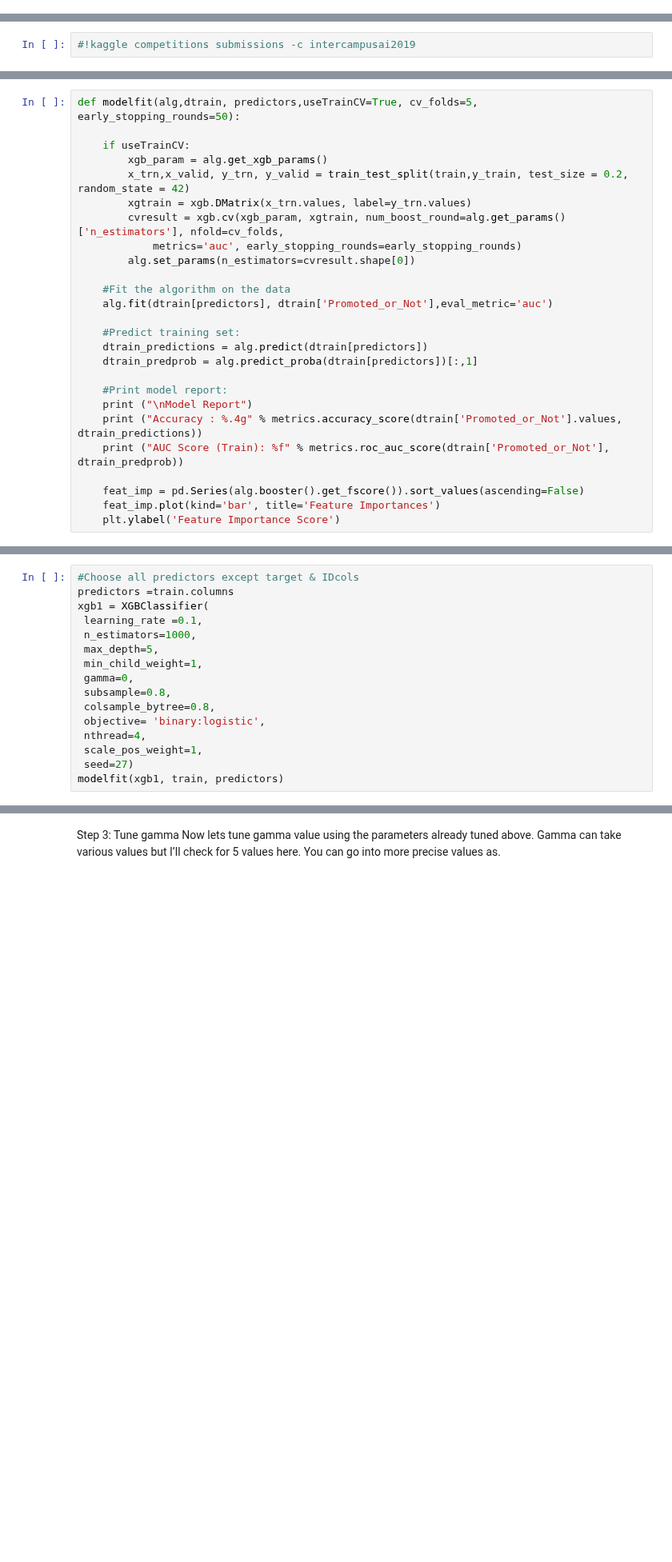
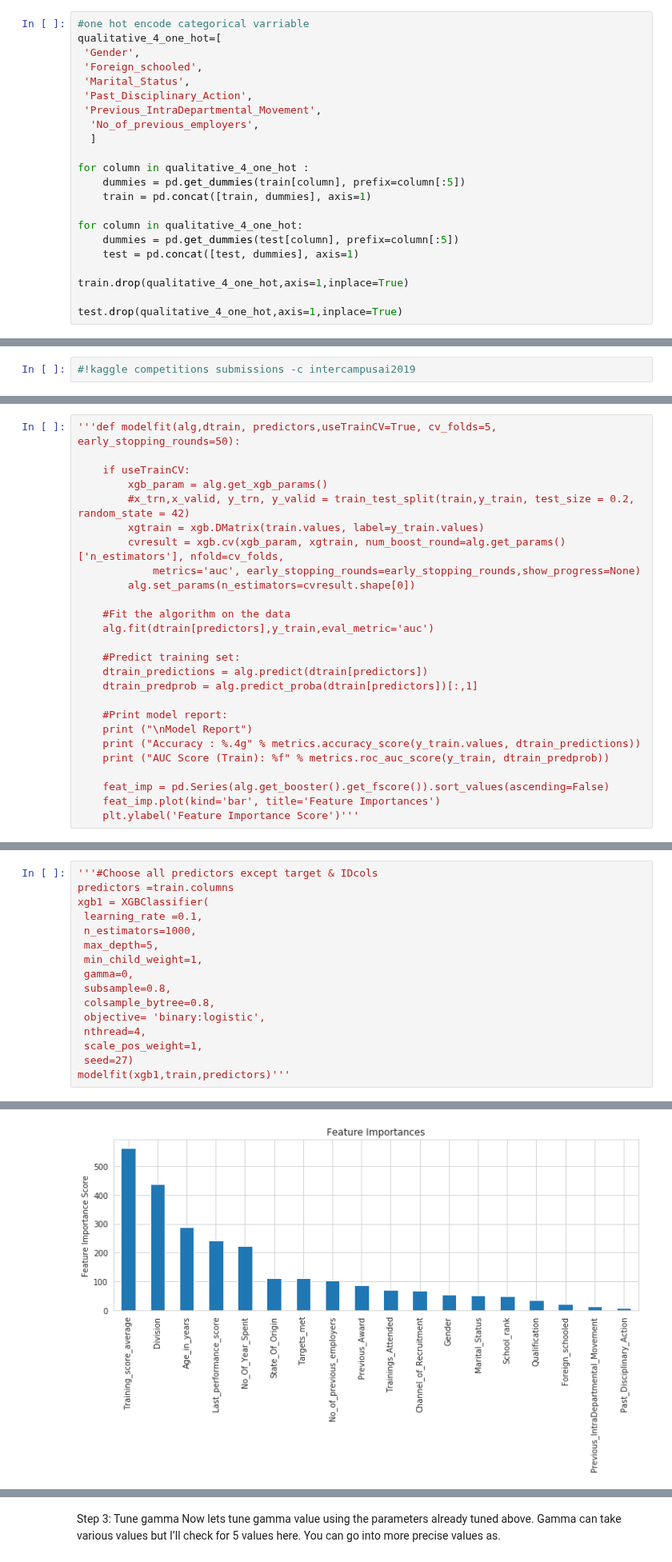
Before and after one commit to Ayanlola2002/Data-Science-Nigeria, a Jupyter notebook: developing_Staff_promotion_algorithm.ipynb, the cells around one changed output, grey strips where cells are left out. Shown at 80% size. Drawn from its saved outputs; the diff is of its cells as text; blank space fills up the shorter version.

```diff
--- a/developing_Staff_promotion_algorithm.ipynb
+++ b/developing_Staff_promotion_algorithm.ipynb
@@ -801,3 +807,25 @@ for column in qualitative_new:
+# %%
+#one hot encode categorical varriable
+qualitative_4_one_hot=[
+ 'Gender',
+ 'Foreign_schooled',
+ 'Marital_Status',
+ 'Past_Disciplinary_Action',
+ 'Previous_IntraDepartmental_Movement',
+  'No_of_previous_employers',
+  ]
+
+for column in qualitative_4_one_hot :
+    dummies = pd.get_dummies(train[column], prefix=column[:5])
+    train = pd.concat([train, dummies], axis=1)
+
+for column in qualitative_4_one_hot:
+    dummies = pd.get_dummies(test[column], prefix=column[:5])
+    test = pd.concat([test, dummies], axis=1)
+
+train.drop(qualitative_4_one_hot,axis=1,inplace=True)
+
+test.drop(qualitative_4_one_hot,axis=1,inplace=True)
 # %%
 train.dtypes
 # %% [output]
@@ -1081,16 +1116,16 @@ y_train.values
 # %%
-def modelfit(alg,dtrain, predictors,useTrainCV=True, cv_folds=5, early_stopping_rounds=50):
+'''def modelfit(alg,dtrain, predictors,useTrainCV=True, cv_folds=5, early_stopping_rounds=50):
 
     if useTrainCV:
         xgb_param = alg.get_xgb_params()
-        x_trn,x_valid, y_trn, y_valid = train_test_split(train,y_train, test_size = 0.2, random_state = 42)
-        xgtrain = xgb.DMatrix(x_trn.values, label=y_trn.values)
+        #x_trn,x_valid, y_trn, y_valid = train_test_split(train,y_train, test_size = 0.2, random_state = 42)
+        xgtrain = xgb.DMatrix(train.values, label=y_train.values)
         cvresult = xgb.cv(xgb_param, xgtrain, num_boost_round=alg.get_params()['n_estimators'], nfold=cv_folds,
-            metrics='auc', early_stopping_rounds=early_stopping_rounds)
+            metrics='auc', early_stopping_rounds=early_stopping_rounds,show_progress=None)
         alg.set_params(n_estimators=cvresult.shape[0])
 
     #Fit the algorithm on the data
-    alg.fit(dtrain[predictors], dtrain['Promoted_or_Not'],eval_metric='auc')
+    alg.fit(dtrain[predictors],y_train,eval_metric='auc')
 
     #Predict training set:
     dtrain_predictions = alg.predict(dtrain[predictors])
@@ -1098,12 +1133,12 @@ def modelfit(alg,dtrain, predictors,useTrainCV=True, cv_folds=5, early_stopping_
 
     #Print model report:
     print ("\nModel Report")
-    print ("Accuracy : %.4g" % metrics.accuracy_score(dtrain['Promoted_or_Not'].values, dtrain_predictions))
-    print ("AUC Score (Train): %f" % metrics.roc_auc_score(dtrain['Promoted_or_Not'], dtrain_predprob))
+    print ("Accuracy : %.4g" % metrics.accuracy_score(y_train.values, dtrain_predictions))
+    print ("AUC Score (Train): %f" % metrics.roc_auc_score(y_train, dtrain_predprob))
 
-    feat_imp = pd.Series(alg.booster().get_fscore()).sort_values(ascending=False)
+    feat_imp = pd.Series(alg.get_booster().get_fscore()).sort_values(ascending=False)
     feat_imp.plot(kind='bar', title='Feature Importances')
-    plt.ylabel('Feature Importance Score')
+    plt.ylabel('Feature Importance Score')'''
 # %% [markdown]
 Step 1: Fix learning rate and number of estimators for tuning tree-based parameters
 In order to decide on boosting parameters, we need to set some initial values of other parameters. Lets take the following values:
@@ -1115,7 +1150,7 @@ subsample, colsample_bytree = 0.8 : This is a commonly used used start value. Ty
 scale_pos_weight = 1: Because of high class imbalance.
 Please note that all the above are just initial estimates and will be tuned later. Lets take the default learning rate of 0.1 here and check the optimum number of trees using cv function of xgboost. The function defined above will do it for us.
 # %%
-#Choose all predictors except target & IDcols
+'''#Choose all predictors except target & IDcols
 predictors =train.columns
 xgb1 = XGBClassifier(
  learning_rate =0.1,
@@ -1129,5 +1164,5 @@ xgb1 = XGBClassifier(
  nthread=4,
  scale_pos_weight=1,
  seed=27)
-modelfit(xgb1, train, predictors)
+modelfit(xgb1,train,predictors)'''
 # %% [output]
@@ -1135,3 +1172,4 @@ KeyError: ignored
+[figure, added]
 # %% [markdown]
 Step 2: Tune max_depth and min_child_weight
 We tune these first as they will have the highest impact on model outcome. To start with, let’s set wider ranges and then we will perform another iteration for smaller ranges.
```
Also changed, not shown: parts of 41 cells of this notebook.
